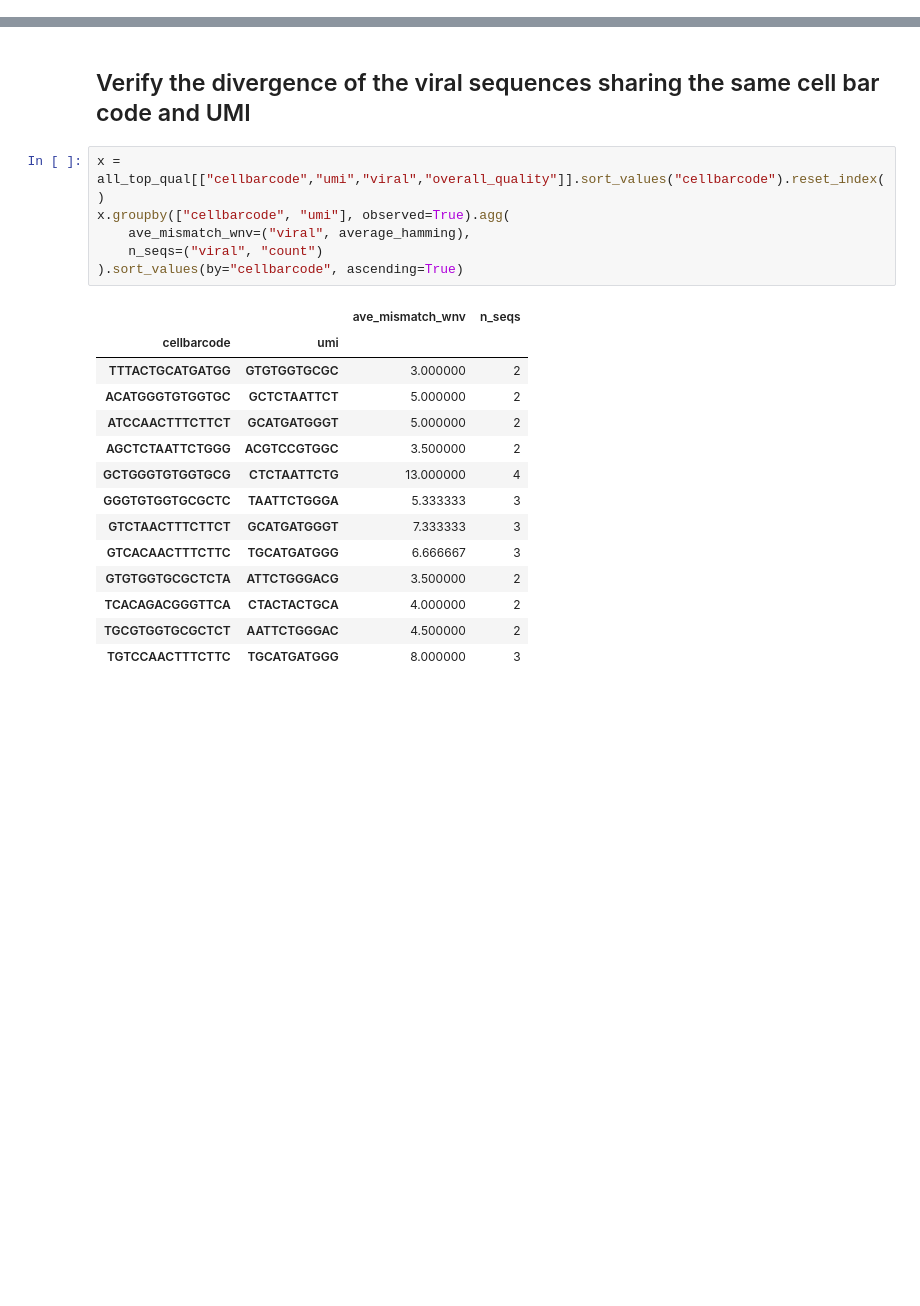
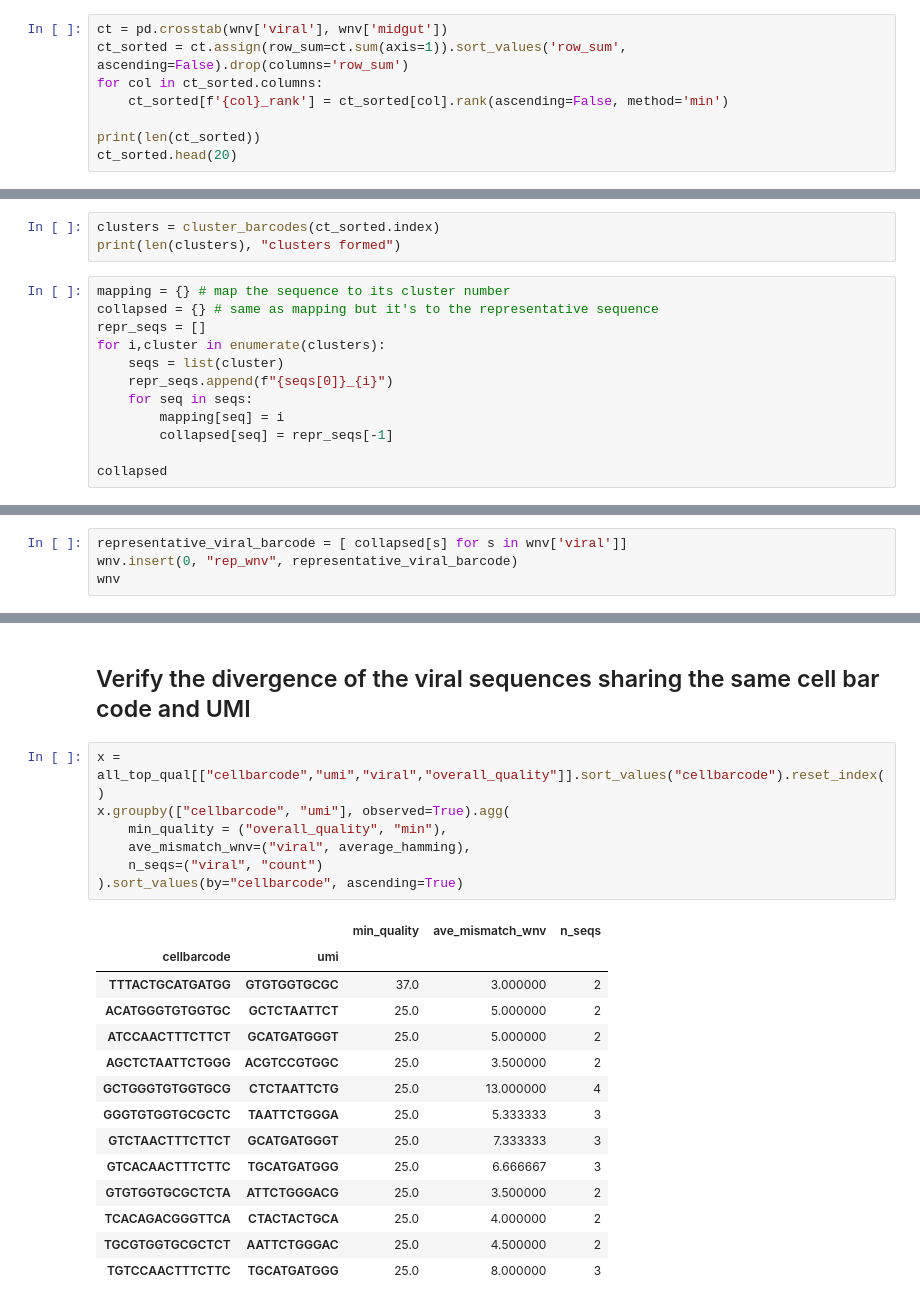
Before and after one commit to meekrob/ebel-sc-rna, a Jupyter notebook: fitz_scripts/analyze_barcode_hamming.ipynb, the cells around one changed output, grey strips where cells are left out. Saved outputs shown, nothing was run; the diff lists cells and outputs as text; blank space fills up the shorter version.

```diff
--- a/fitz_scripts/analyze_barcode_hamming.ipynb
+++ b/fitz_scripts/analyze_barcode_hamming.ipynb
@@ -113,0 +146,8 @@ wnv
+# %%
+ct = pd.crosstab(wnv['viral'], wnv['midgut'])
+ct_sorted = ct.assign(row_sum=ct.sum(axis=1)).sort_values('row_sum', ascending=False).drop(columns='row_sum')
+for col in ct_sorted.columns:
+    ct_sorted[f'{col}_rank'] = ct_sorted[col].rank(ascending=False, method='min')
+
+print(len(ct_sorted))
+ct_sorted.head(20)
@@ -113,0 +174,15 @@ wnv
+# %%
+clusters = cluster_barcodes(ct_sorted.index)
+print(len(clusters), "clusters formed")
+# %%
+mapping = {} # map the sequence to its cluster number
+collapsed = {} # same as mapping but it's to the representative sequence
+repr_seqs = []
+for i,cluster in enumerate(clusters):
+    seqs = list(cluster)
+    repr_seqs.append(f"{seqs[0]}_{i}")
+    for seq in seqs:
+        mapping[seq] = i
+        collapsed[seq] = repr_seqs[-1]
+
+collapsed
@@ -113,0 +207,4 @@ wnv
+# %%
+representative_viral_barcode = [ collapsed[s] for s in wnv['viral']]
+wnv.insert(0, "rep_wnv", representative_viral_barcode)
+wnv
@@ -201,21 +382,22 @@ all_top_qual[["cellbarcode","umi","viral","overall_quality"]].sort_values("cellb
 # %%
 x = all_top_qual[["cellbarcode","umi","viral","overall_quality"]].sort_values("cellbarcode").reset_index()
 x.groupby(["cellbarcode", "umi"], observed=True).agg(
+    min_quality = ("overall_quality", "min"),
     ave_mismatch_wnv=("viral", average_hamming),
     n_seqs=("viral", "count")
 ).sort_values(by="cellbarcode", ascending=True)
 # %% [output]
-|  |  | ave_mismatch_wnv | n_seqs |
-| cellbarcode | umi |  |  |
-| TTTACTGCATGATGG | GTGTGGTGCGC | 3.000000 | 2 |
-| ACATGGGTGTGGTGC | GCTCTAATTCT | 5.000000 | 2 |
-| ATCCAACTTTCTTCT | GCATGATGGGT | 5.000000 | 2 |
-| AGCTCTAATTCTGGG | ACGTCCGTGGC | 3.500000 | 2 |
-| GCTGGGTGTGGTGCG | CTCTAATTCTG | 13.000000 | 4 |
-| GGGTGTGGTGCGCTC | TAATTCTGGGA | 5.333333 | 3 |
-| GTCTAACTTTCTTCT | GCATGATGGGT | 7.333333 | 3 |
-| GTCACAACTTTCTTC | TGCATGATGGG | 6.666667 | 3 |
-| GTGTGGTGCGCTCTA | ATTCTGGGACG | 3.500000 | 2 |
-| TCACAGACGGGTTCA | CTACTACTGCA | 4.000000 | 2 |
-| TGCGTGGTGCGCTCT | AATTCTGGGAC | 4.500000 | 2 |
-| TGTCCAACTTTCTTC | TGCATGATGGG | 8.000000 | 3 |
+|  |  | min_quality | ave_mismatch_wnv | n_seqs |
+| cellbarcode | umi |  |  |  |
+| TTTACTGCATGATGG | GTGTGGTGCGC | 37.0 | 3.000000 | 2 |
+| ACATGGGTGTGGTGC | GCTCTAATTCT | 25.0 | 5.000000 | 2 |
+| ATCCAACTTTCTTCT | GCATGATGGGT | 25.0 | 5.000000 | 2 |
+| AGCTCTAATTCTGGG | ACGTCCGTGGC | 25.0 | 3.500000 | 2 |
+| GCTGGGTGTGGTGCG | CTCTAATTCTG | 25.0 | 13.000000 | 4 |
+| GGGTGTGGTGCGCTC | TAATTCTGGGA | 25.0 | 5.333333 | 3 |
+| GTCTAACTTTCTTCT | GCATGATGGGT | 25.0 | 7.333333 | 3 |
+| GTCACAACTTTCTTC | TGCATGATGGG | 25.0 | 6.666667 | 3 |
+| GTGTGGTGCGCTCTA | ATTCTGGGACG | 25.0 | 3.500000 | 2 |
+| TCACAGACGGGTTCA | CTACTACTGCA | 25.0 | 4.000000 | 2 |
+| TGCGTGGTGCGCTCT | AATTCTGGGAC | 25.0 | 4.500000 | 2 |
+| TGTCCAACTTTCTTC | TGCATGATGGG | 25.0 | 8.000000 | 3 |
```
Also changed, not shown: parts of 15 cells of this notebook.
